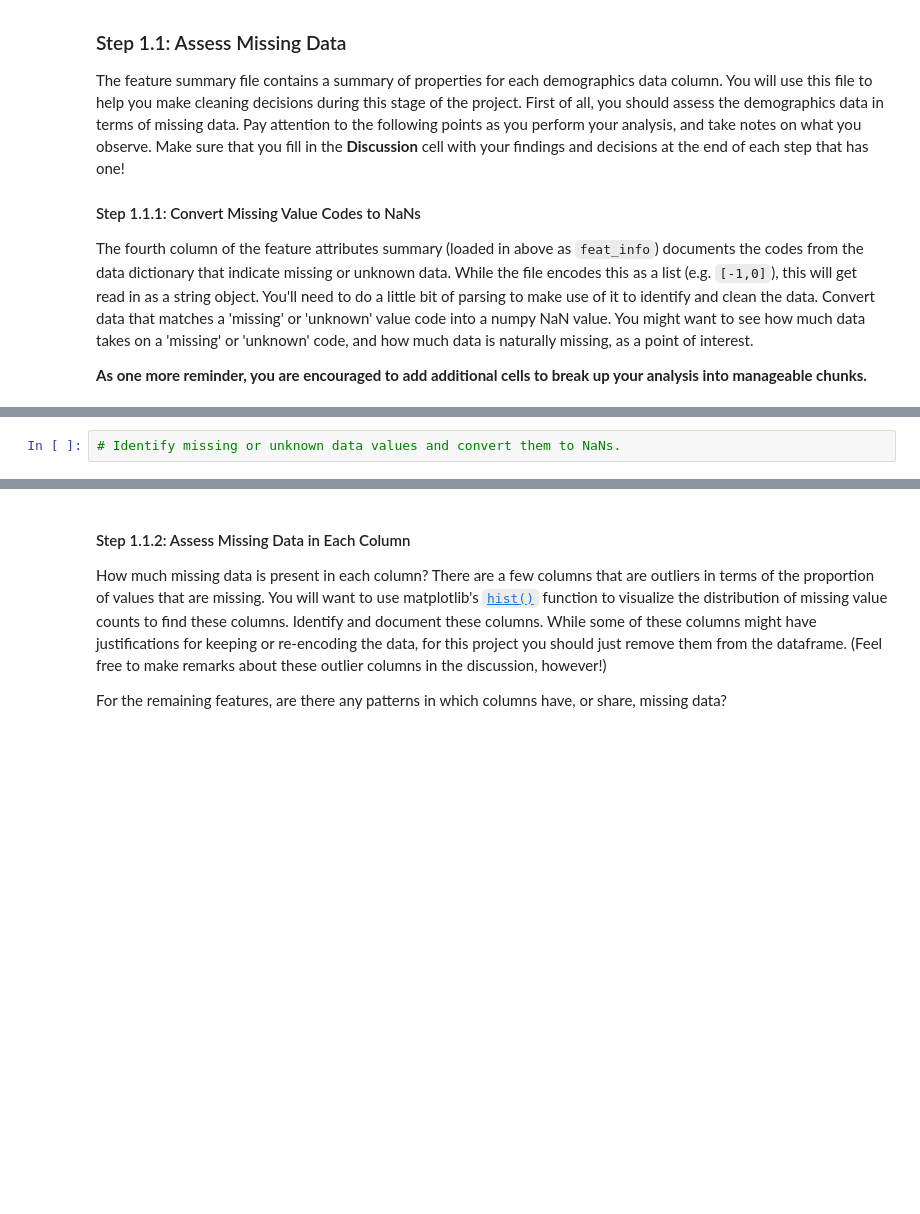
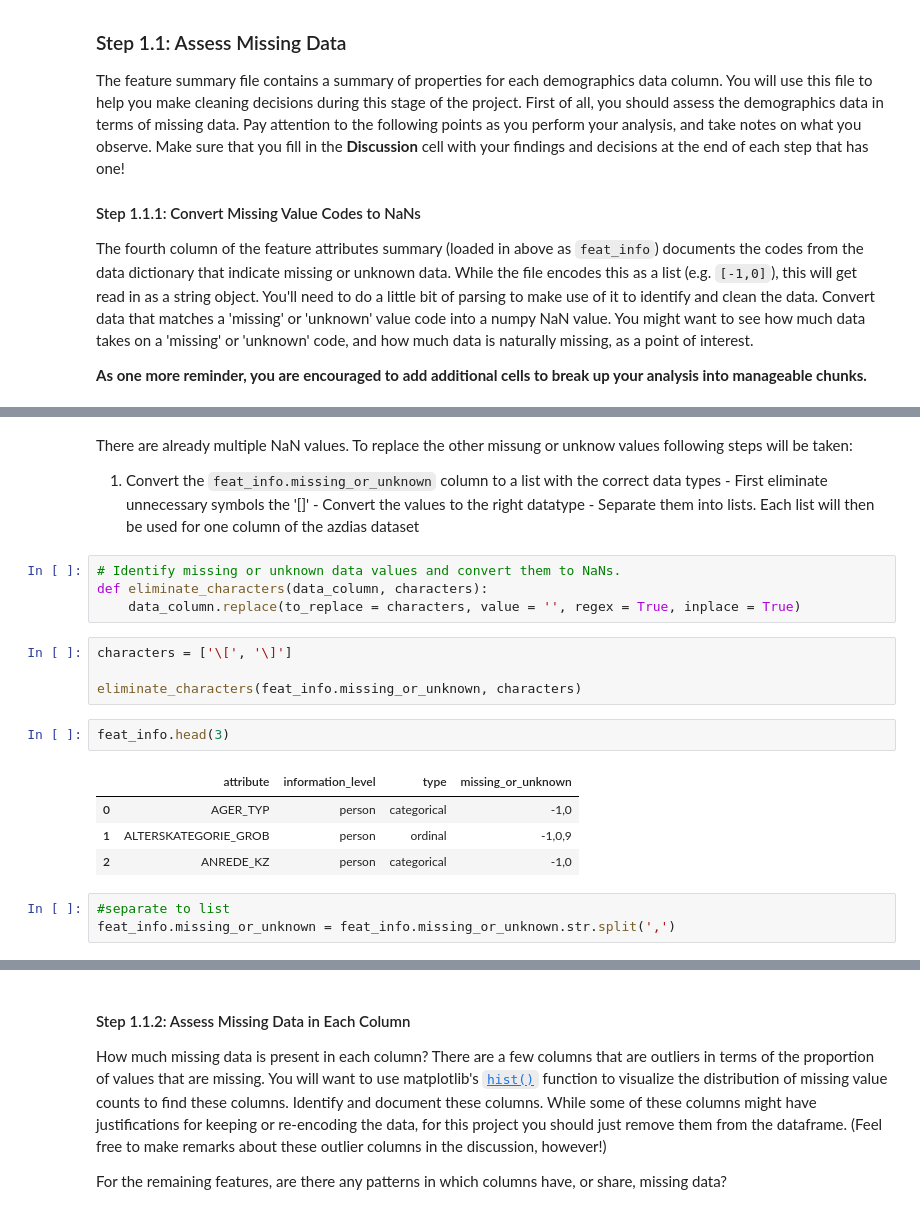
Before and after one commit to analia-barragan/Identify_Customer_Segments, a Jupyter notebook: Identify_Customer_Segments.ipynb, the cells around one changed output, grey strips where cells are left out. Drawn from its saved outputs; the diff is of its cells as text; blank space fills up the shorter version.

```diff
--- a/Identify_Customer_Segments.ipynb
+++ b/Identify_Customer_Segments.ipynb
@@ -152,2 +175,24 @@ The fourth column of the feature attributes summary (loaded in above as `feat_in
+# %% [markdown]
+There are already multiple NaN values. To replace the other missung or unknow values following steps will be taken:
+1. Convert the `feat_info.missing_or_unknown` column to a list with the correct data types
+        - First eliminate unnecessary symbols the '[]'
+        - Convert the values to the right datatype
+        - Separate them into lists. Each list will then be used for one column of the azdias dataset
 # %%
 # Identify missing or unknown data values and convert them to NaNs.
+def eliminate_characters(data_column, characters):
+    data_column.replace(to_replace = characters, value = '', regex = True, inplace = True)
+# %%
+characters = ['\[', '\]']
+
+eliminate_characters(feat_info.missing_or_unknown, characters)
+# %%
+feat_info.head(3)
+# %% [output]
+|  | attribute | information_level | type | missing_or_unknown |
+| 0 | AGER_TYP | person | categorical | -1,0 |
+| 1 | ALTERSKATEGORIE_GROB | person | ordinal | -1,0,9 |
+| 2 | ANREDE_KZ | person | categorical | -1,0 |
+# %%
+#separate to list
+feat_info.missing_or_unknown = feat_info.missing_or_unknown.str.split(',')
```
Also changed, not shown: parts of 8 cells of this notebook.
